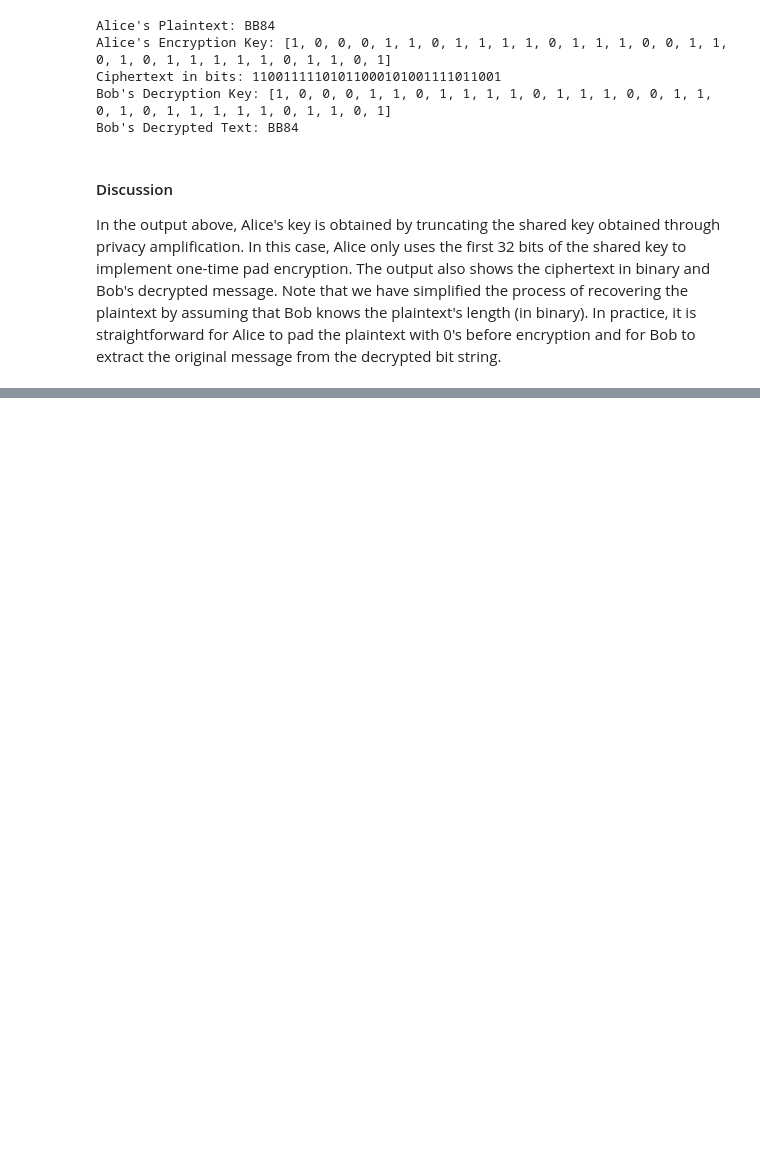
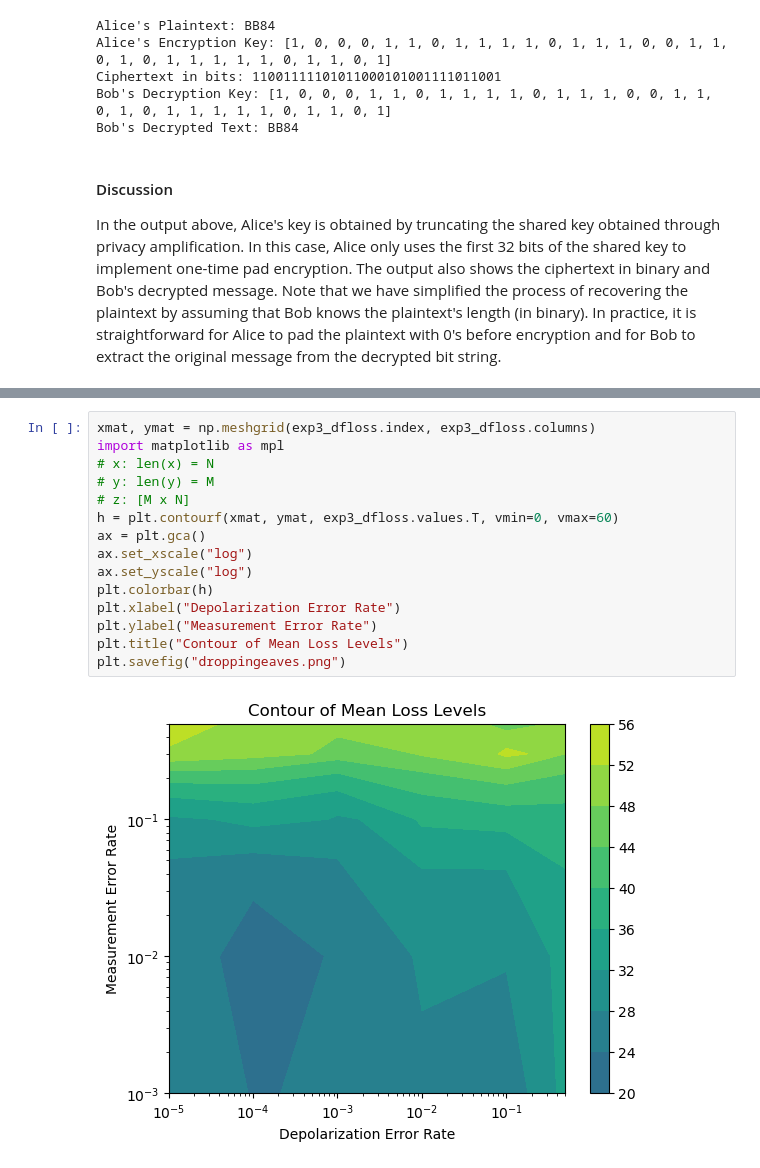
Before and after one commit to stm5340/EN.615.781.81.SP26_Final_Project, a Jupyter notebook: 615781_bb84_experiments.ipynb, the cells around one changed output, grey strips where cells are left out. Cells and saved outputs as stored; diff of their text form; blank space fills up the shorter version.

```diff
--- a/615781_bb84_experiments.ipynb
+++ b/615781_bb84_experiments.ipynb
@@ -1051,0 +1224,17 @@ In the output above, Alice's key is obtained by truncating the shared key obtain
+# %%
+xmat, ymat = np.meshgrid(exp3_dfloss.index, exp3_dfloss.columns)
+import matplotlib as mpl
+# x: len(x) = N
+# y: len(y) = M
+# z: [M x N]
+h = plt.contourf(xmat, ymat, exp3_dfloss.values.T, vmin=0, vmax=60)
+ax = plt.gca()
+ax.set_xscale("log")
+ax.set_yscale("log")
+plt.colorbar(h)
+plt.xlabel("Depolarization Error Rate")
+plt.ylabel("Measurement Error Rate")
+plt.title("Contour of Mean Loss Levels")
+plt.savefig("droppingeaves.png")
+# %% [output]
+[figure, added]
```
Also changed, not shown: parts of 13 cells of this notebook.
